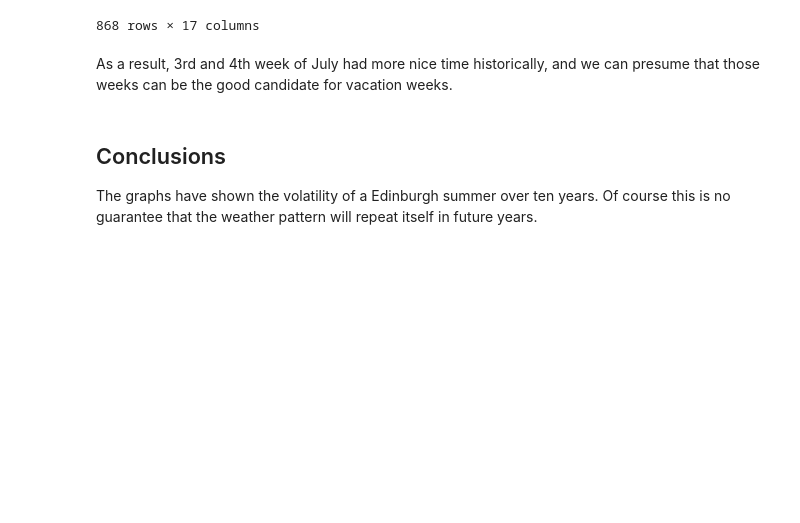
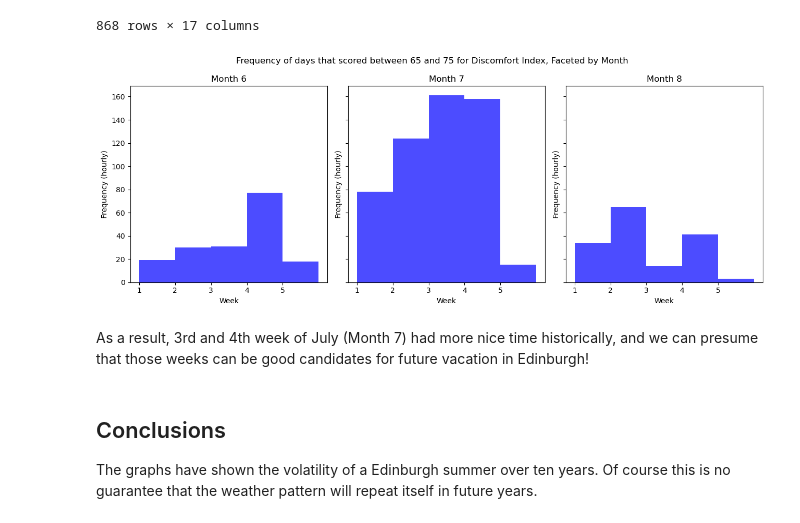
Before and after one commit to ayacky/edinburgh-holiday-weather-analysis, a Jupyter notebook: Project_2_AyaTamura.ipynb, the cells around one changed output. Saved outputs shown, nothing was run; the diff lists cells and outputs as text; code cells hidden in the pictures; blank space fills up the shorter version.

Commit message:
Replaced Plotly with Pyplot for viz

```diff
--- a/Project_2_AyaTamura.ipynb
+++ b/Project_2_AyaTamura.ipynb
@@ -422,5 +413,40 @@ fig.show()
+# %%
+import matplotlib.pyplot as plt
+
+# Create a new column for the month as integers
+score_range_data['month_int'] = score_range_data['time'].dt.month.astype(int)
+
+# Define the facet_col and category_orders
+facet_col = 'month_int'
+category_orders = {'month_int': [6, 7, 8], 'week': [1, 2, 3, 4, 5]}
+
+# Group the data by the facet column
+grouped_data = score_range_data.groupby(facet_col)
+
+# Create subplots
+fig, axes = plt.subplots(nrows=1, ncols=len(grouped_data), figsize=(13, 5), sharey=True)
+
+# Iterate over the grouped data and plot histograms
+for ax, (key, group) in zip(axes, grouped_data):
+    ax.hist(group['week'], bins=5, range=(1, 6), color='blue', alpha=0.7)
+    ax.set_title(f"Month {key}")
+    ax.set_xlabel('Week')
+    ax.set_ylabel('Frequency (hourly)')
+    ax.set_xticks(range(1, 6))
+    ax.set_xticklabels(['1', '2', '3', '4', '5'])
+
+# Set the overall title
+fig.suptitle('Frequency of days that scored between 65 and 75 for Discomfort Index, Faceted by Month')
+
+# Adjust the layout spacing
+plt.tight_layout()
+
+# Show the plot
+plt.show()
+# %% [output]
+[figure, added]
 # %% [markdown]
-As a result, 3rd and 4th week of July had more nice time historically, and we can presume that those weeks can be the good candidate for vacation weeks.
+As a result, 3rd and 4th week of July (Month 7) had more nice time historically, and we can presume that those weeks can be good candidates for future vacation in Edinburgh!
 # %% [markdown]
 ## Conclusions
 
```
Also changed, not shown: parts of 3 cells of this notebook.
